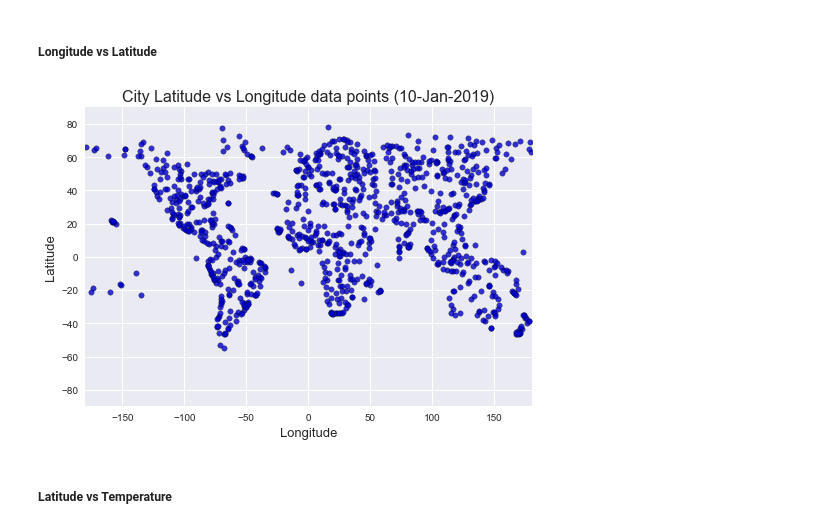
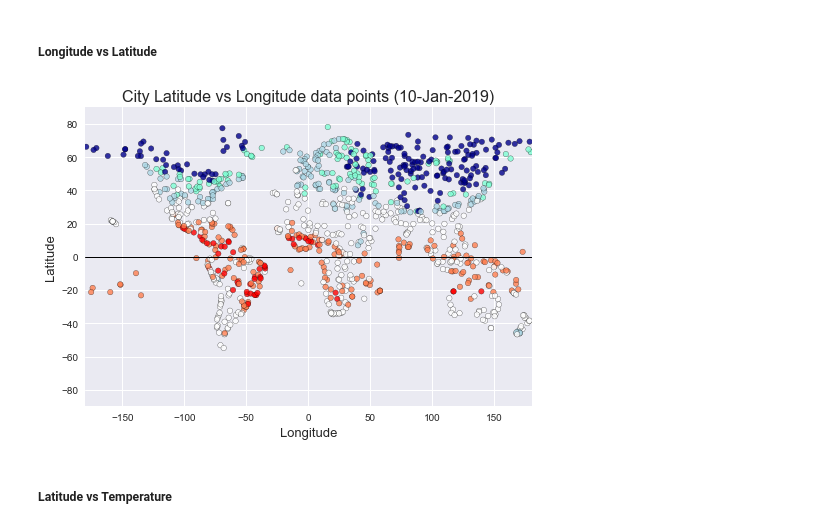
Before and after one commit to PollyCA/weather-data-analysis, a Jupyter notebook: main.ipynb, the cells around one changed output. Cells and saved outputs as stored; diff of their text form; code cells hidden in the pictures.

Commit message:
Added colors to the Longitude vs Latitude chart to diff heat

```diff
--- a/main.ipynb
+++ b/main.ipynb
@@ -293,0 +285,5 @@ weather_data.to_csv(file_name, encoding='utf-8', index=False)
+# %%
+file_name = 'output/weather_data.csv'
+
+weather_data_csv = pd.read_csv(file_name)
+weather_data_csv.head()
@@ -293,0 +297,14 @@ weather_data.to_csv(file_name, encoding='utf-8', index=False)
+# %%
+#name = weather_data_csv[ weather_data_csv["country_code"] == "NA" ].values.tolist()[0][0]
+
+conditions = [
+    (weather_data_csv['Temperature'] < -10), #darkturquoise
+    (weather_data_csv['Temperature'] >= -10) & (weather_data_csv['Temperature'] < 0), #blue
+    (weather_data_csv['Temperature'] >= 0) & (weather_data_csv['Temperature'] < 10), #lightblue
+    (weather_data_csv['Temperature'] >= 10) & (weather_data_csv['Temperature'] < 25),#white
+    (weather_data_csv['Temperature'] >= 22) & (weather_data_csv['Temperature'] < 30),#coral
+    (weather_data_csv['Temperature'] >= 30)] # red
+
+choices = ['darkblue', 'aquamarine','lightblue', 'white','coral', 'red', ]
+
+weather_data_csv['color'] = np.select(conditions, choices, default='black')
@@ -301,27 +327,29 @@ weather_data.to_csv(file_name, encoding='utf-8', index=False)
 # %% [markdown]
 ##### Longitude vs Latitude
 # %%
-x = weather_data['Longitude'].values
-y = weather_data['Latitude'].values
+x = weather_data_csv['Longitude'].values
+y = weather_data_csv['Latitude'].values
+c =  weather_data_csv['color'].values
 
 plt.figure()
 
 mpl.style.use('seaborn')
-plt.scatter(x, y, marker="o", facecolors="mediumblue", edgecolors="black", alpha=0.80, s = 30)
+plt.scatter(x, y, marker="o", c = c, edgecolors="black", alpha=0.80, s = 30)
 
 plt.grid(color='w', linestyle='-', linewidth=1)
 plt.title('City Latitude vs Longitude data points (10-Jan-2019)', fontsize=16)
 plt.xlabel('Longitude', fontsize=13)
 plt.ylabel('Latitude', fontsize=13)
 plt.xlim(-180, 180)
 plt.ylim(-90, 90)
+plt.axhline(0, color='black', lw=1)
 
 plt.show()
 #plt.savefig('output/00_Latitude_vs_Longitude_data_points.png', bbox_inches="tight")
 
 plt.close()
 # %% [output]
-[figure, old version]
+[figure, new version]
 # %% [markdown]
 ##### Latitude vs Temperature
 # %%
```
Also changed, not shown: parts of 4 cells of this notebook, 1 other file.
